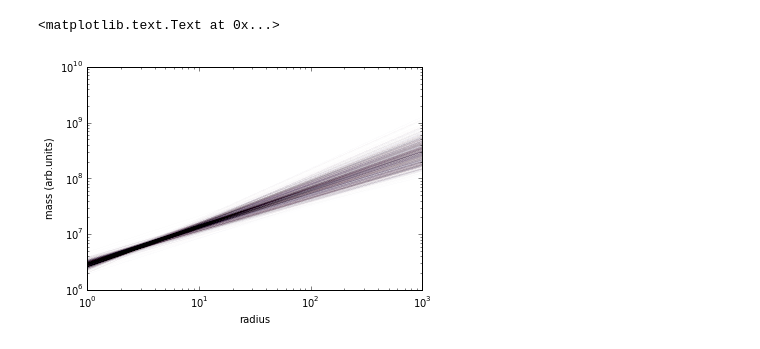
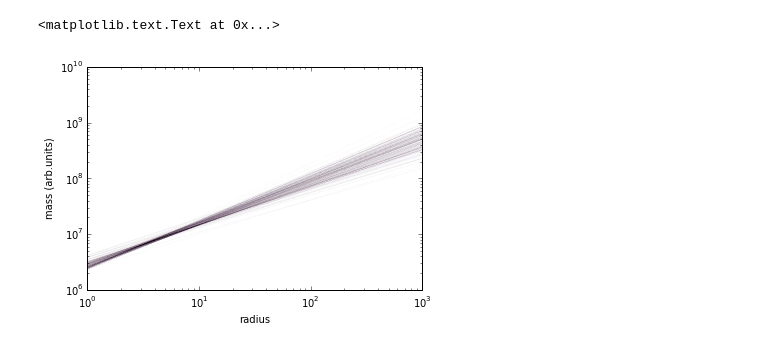
Before and after one commit to ondrejiayc/PH366_final_project, a Jupyter notebook: annularAnalysis2.ipynb, the cells around one changed output. Drawn from its saved outputs; the diff is of its cells as text; code cells hidden in the pictures.

```diff
--- a/annularAnalysis2.ipynb
+++ b/annularAnalysis2.ipynb
@@ -104,10 +104,10 @@ def logPriorSigma0(sigma0):
     #return -0.5*np.log(2*np.pi*sigma**2)-0.5*(k-nu0)**2/(2*sigma**2)
 
 def logPriorNmean(nmean):
-    return 0.0
-
-def logPriorNtot(ntot):
-    return 0.0
+    if nmean<0.:
+        return -np.inf
+    else:
+        return 0.0
 
 def logPriorVmean(vmean):
     return 0.0
@@ -123,7 +123,16 @@ def logLikelihoodSigma(vObs,vPred,nPred):
 def logPosterior(params,annuli,rin,rout,nObs,sObs):
     nmean,k,smax,m,vmean = params
     nPred,sPred = getProfiles(annuli,rin,rout,50*nmean,k,smax,m,vmean)
-    if not np.all(nPred>0.): return -np.inf
     nPred/=50
+    if not np.all(nPred>=3.): return -np.inf
     return logPriorK(k)+logPriorM(m)+logPriorSigma0(smax)+logPriorNmean(nmean)+logPriorVmean(vmean)+\
            logLikelihoodNu(nPred,nObs)+logLikelihoodSigma(sObs,sPred,nPred)
+# %%
+nmean,k,smax,m,vmean=[1.30539316e+03,1.19789549e+00,1.36928408e+03,1.91498109e-01,-1.73709495e+02]
+print logPosterior(pars,annuli,1,1000,nObs,sObs)
+
+nPred,sPred = getProfiles(annuli,1,1000,50*1.30539316e+03,1.19789549e+00,1.36928408e+03,1.91498109e-01,-1.73709495e+02)
+nPred/=50.
+print nPred,sPred
+#print nPred,sPred
+print logLikelihoodSigma(sObs,sPred,nPred)#+logLikelihoodNu(nPred,nObs)+0.+0.+0.+0.
@@ -143,13 +156,13 @@ nwalkers = 30
 ndim = 5
 
 #initial = np.tile(np.array([np.random.normal(1000,100),np.random.normal(3,0.3),np.random.normal(1000,100),np.random.normal(0.2,0.02)]),10).reshape((nwalkers,ndim))
-initial = np.array([np.random.normal(1000,100),np.random.normal(3,0.3),\
-                    np.random.normal(1000,100),np.random.normal(0.2,0.02),\
-                    np.random.normal(0,100)])
+initial = np.array([np.random.normal(1000,150),np.random.normal(3.,0.3),\
+                    np.random.normal(1000,150),np.random.normal(0.2,0.03),\
+                    np.random.normal(0,150)])
 
 for i in range(nwalkers-1):
-    initial=np.vstack((initial,np.array([np.random.normal(1000,100),np.random.normal(3,0.3),\
-                    np.random.normal(1000,100),np.random.normal(0.2,0.02),np.random.normal(0,100)])))
+    initial=np.vstack((initial,np.array([np.random.normal(1000,150),np.random.normal(3.,0.3),\
+                    np.random.normal(1000,150),np.random.normal(0.2,0.03),np.random.normal(0,150)])))
 
 #for i in range(nwalkers):
 #    for j in range(ndim):
@@ -163,7 +176,7 @@ sampler = mc.EnsembleSampler(nwalkers, ndim, logPosterior, args=[annuli,rin,rout
 
 #pos, prob, state = sampler.run_mcmc(initial, 5)
 # %%
-pos, prob, state = sampler.run_mcmc(initial, 100)
+pos, prob, state = sampler.run_mcmc(initial, 200)
 # %%
 print sampler.flatchain.shape
 
@@ -183,17 +196,17 @@ print sampler.flatchain[0]
 # %%
 radii = np.logspace(0,3,20)
 
 def generateMassProfile(radii,sigma0,m,k):
-    return -radii*(sigma0*radii**(-m))**2*(-k-m)
+    return -radii*(sigma0*radii**(-m))**2*(-k-2*m)
 
-for i in sampler.flatchain:
+for i in sampler.flatchain[14000:]:
     plt.plot(radii,generateMassProfile(radii,i[2],i[3],i[1]),alpha=0.009)
 
 plt.xscale('log')
 plt.yscale('log')
 plt.xlabel('radius')
 plt.ylabel('mass (arb.units)')
 # %% [output]
 <matplotlib.text.Text at 0x...>
-[figure, old version]
+[figure, new version]
 # %%
```
Also changed, not shown: parts of 7 cells of this notebook.
